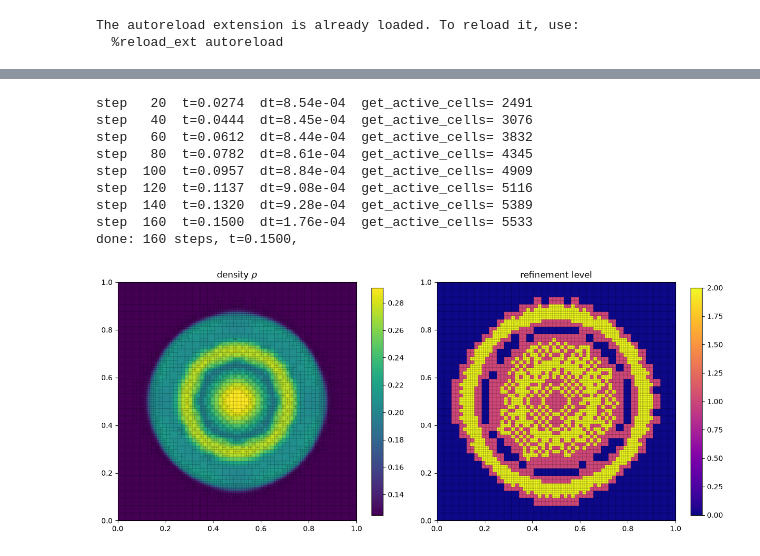
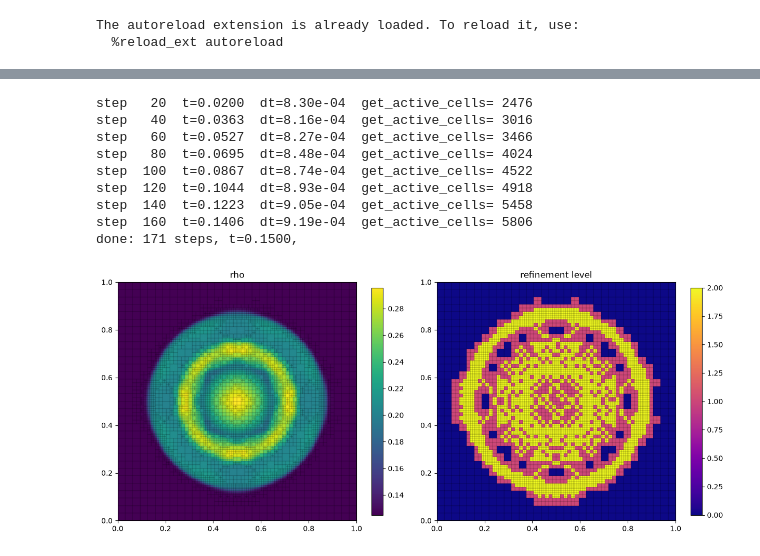
Before and after one commit to yttcari/AMR, a Jupyter notebook: main.ipynb, the cells around one changed output, grey strips where cells are left out. Saved outputs shown, nothing was run; the diff lists cells and outputs as text; code cells hidden in the pictures.

```diff
--- a/main.ipynb
+++ b/main.ipynb
@@ -33,17 +143,15 @@ plot(mesh)
 # %%
-mesh = problem.run_blast(Nx=32, max_level=2, t_end=0.15,mode='between')
+mesh_new = problem.run_blast(Nx=32, max_level=2, init=True, mode='in_step')
+plot(mesh_new)
 # %% [output]
-step   20  t=0.0274  dt=8.54e-04  get_active_cells= 2491
-step   40  t=0.0444  dt=8.45e-04  get_active_cells= 3076
-step   60  t=0.0612  dt=8.44e-04  get_active_cells= 3832
-step   80  t=0.0782  dt=8.61e-04  get_active_cells= 4345
-step  100  t=0.0957  dt=8.84e-04  get_active_cells= 4909
-step  120  t=0.1137  dt=9.08e-04  get_active_cells= 5116
-step  140  t=0.1320  dt=9.28e-04  get_active_cells= 5389
-step  160  t=0.1500  dt=1.76e-04  get_active_cells= 5533
-done: 160 steps, t=0.1500,
+step   20  t=0.0200  dt=8.30e-04  get_active_cells= 2476
+step   40  t=0.0363  dt=8.16e-04  get_active_cells= 3016
+step   60  t=0.0527  dt=8.27e-04  get_active_cells= 3466
+step   80  t=0.0695  dt=8.48e-04  get_active_cells= 4024
+step  100  t=0.0867  dt=8.74e-04  get_active_cells= 4522
+step  120  t=0.1044  dt=8.93e-04  get_active_cells= 4918
+step  140  t=0.1223  dt=9.05e-04  get_active_cells= 5458
+step  160  t=0.1406  dt=9.19e-04  get_active_cells= 5806
+done: 171 steps, t=0.1500,
+[figure, added]
-# %%
-plot(mesh)
-# %% [output]
-[figure, removed]
 # %%
```
Also changed, not shown: parts of 23 cells of this notebook.
